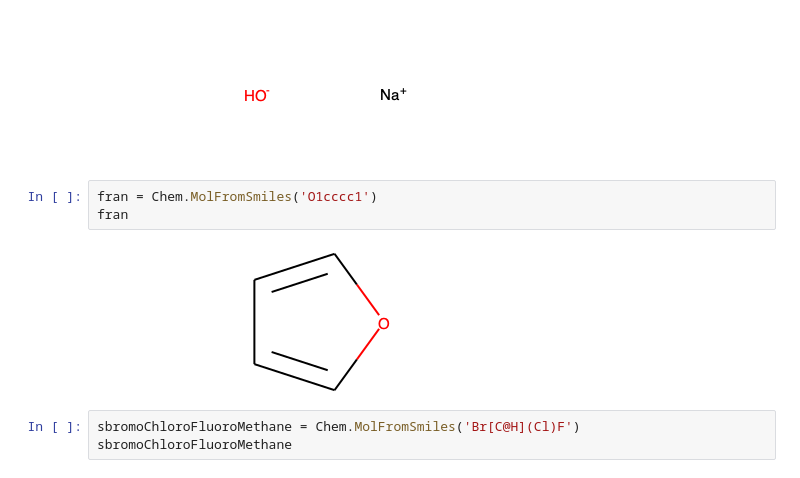
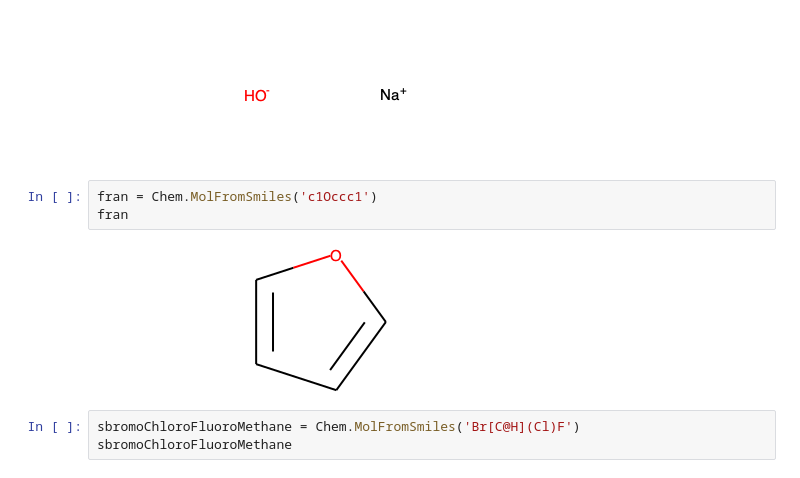
Before and after one commit to YoheiKoga/rdkittraining, a Jupyter notebook: rdkittraining.ipynb, the cells around one changed output. Cells and saved outputs as stored; diff of their text form.

```diff
--- a/rdkittraining.ipynb
+++ b/rdkittraining.ipynb
@@ -74,10 +74,10 @@ sodiumHydroxide
 # %% [output]
 [figure]
 # %%
-fran = Chem.MolFromSmiles('O1cccc1')
+fran = Chem.MolFromSmiles('c1Occc1')
 fran
 # %% [output]
-[figure, old version]
+[figure, new version]
 # %%
 sbromoChloroFluoroMethane = Chem.MolFromSmiles('Br[C@H](Cl)F')
 sbromoChloroFluoroMethane
```
Also changed, not shown: parts of 2 cells of this notebook, 4 other files.
